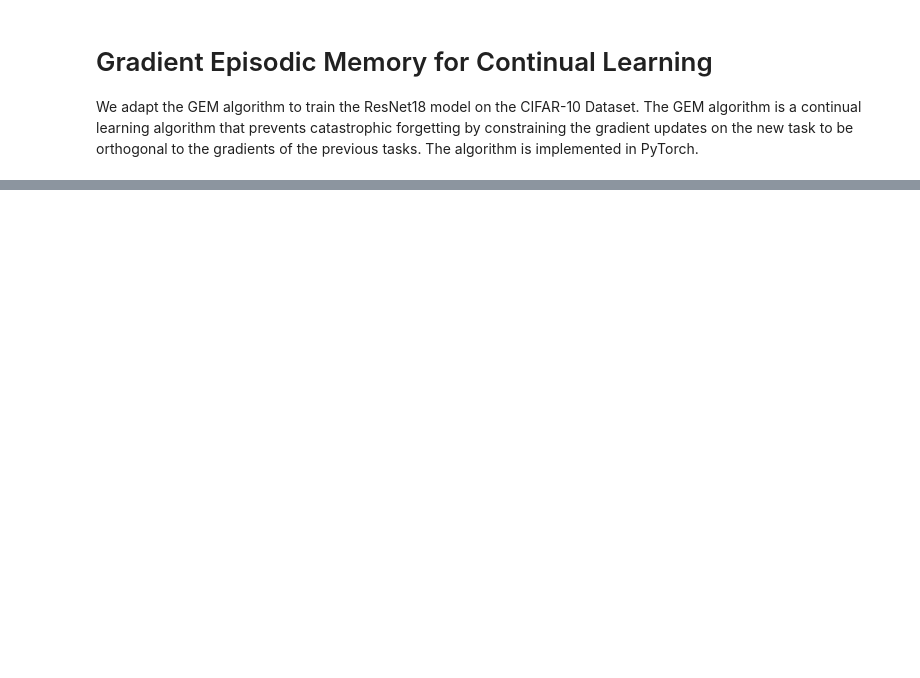
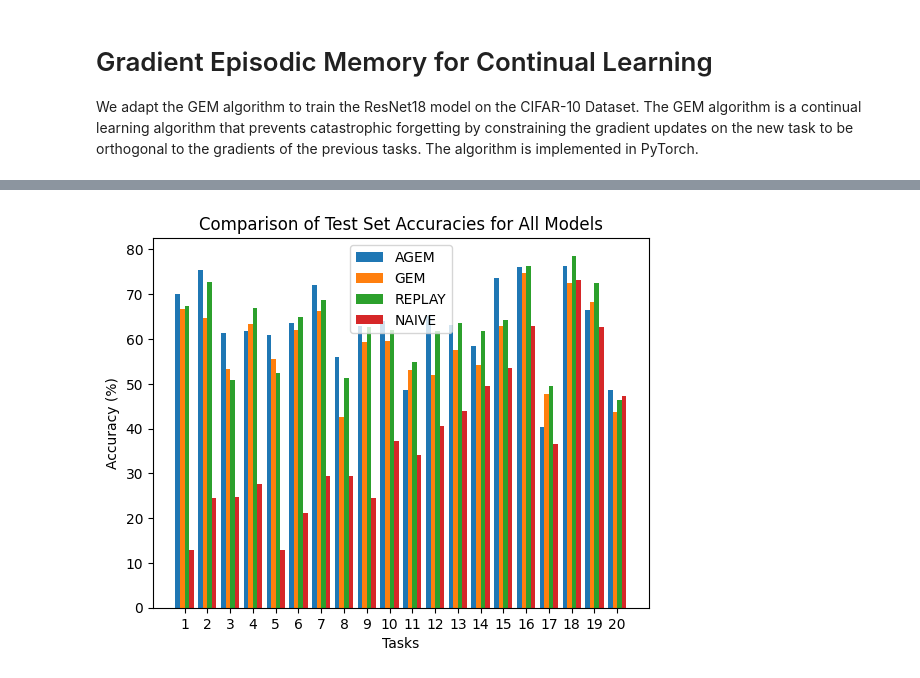
Before and after one commit to DROP-TABLE-CS407/Machine-Unlearning-x-Continual-Learning, a Jupyter notebook: GEM/GEM_ResNet18_CIFAR.ipynb, the cells around one changed output, grey strips where cells are left out. Cells and saved outputs as stored; diff of their text form; code cells hidden in the pictures; blank space fills up the shorter version.

```diff
--- a/GEM/GEM_ResNet18_CIFAR.ipynb
+++ b/GEM/GEM_ResNet18_CIFAR.ipynb
@@ -628,9 +641,10 @@ def plot_task_accuracies(test_accuracies, num_tasks):
         start_idx = t * num_tasks
         end_idx = start_idx + num_tasks
         # Extract accuracies for all tasks after training task t+1
+        print (test_accuracies)
         accuracies = test_accuracies[start_idx:end_idx]
         # Create labels for the tasks
-        task_labels = [f'Task {i+1}' for i in range(num_tasks)]
+        task_labels = [f'{i+1}' for i in range(num_tasks)]
         # Plot the accuracies
         plt.bar(task_labels, [acc * 100 for acc in accuracies])
 
@@ -642,20 +656,30 @@ def plot_task_accuracies(test_accuracies, num_tasks):
 
         plt.title(f'Test Set Accuracy for All Tasks (Post Task {t+1} Training)')
         plt.ylabel('Accuracy (%)')
-        plt.xlabel('Tasks')
+        plt.xlabel('Task')
         plt.legend()
         plt.show()
 
+def plot_comparison_accuracies(accuracies_list, num_tasks, num_models, model_names):
+    bar_width = 0.2
+    index = np.arange(num_tasks)
 
-## Call the function
-#plot_task_accuracies(test_accuracies, N_TASKS)
-#
-#test_accuracies_1 = test_accuracies
-#
-#task_1_accuracies_AGEM = []
-#task_1_accuracies_AGEM.append(0.5)
-#for i in range(0, len(test_accuracies_1), 5):
-#    task_1_accuracies_AGEM.append(test_accuracies_1[i])
+    for i, accuracies in enumerate(accuracies_list):
+        start_idx = (num_tasks-1) * num_tasks
+        end_idx = start_idx + num_tasks
+        plt.bar(index + i * bar_width, [acc * 100 for acc in accuracies[start_idx:end_idx]], bar_width, label=model_names[i])
+
+    plt.xlabel('Tasks')
+    plt.ylabel('Accuracy (%)')
+    plt.title('Comparison of Test Set Accuracies for All Models')
+    plt.xticks(index + bar_width * (num_models - 1) / 2, [f'{i+1}' for i in range(num_tasks)])
+    plt.legend()
+    plt.savefig('comparison_accuracies.png')
+    plt.show()
+
+
+# Example usage:
+# plot_comparison_accuracies([average_AGEM_accuracies, average_GEM_accuracies, average_REPLAY_accuracies, average_NAIVE_accuracies], N_TASKS, 4, ['AGEM', 'GEM', 'REPLAY', 'NAIVE'])
 # %%
 def shuffle_classes(classes, dataset):
     if dataset == 'cifar-10':
@@ -746,0 +773,10 @@ plot_task_accuracies(average_GEM_accuracies, N_TASKS)
+# %%
+#plot_task_accuracies(average_AGEM_accuracies, N_TASKS)
+#plot_task_accuracies(average_GEM_accuracies, N_TASKS)
+#plot_task_accuracies(average_REPLAY_accuracies, N_TASKS)
+#plot_task_accuracies(average_NAIVE_accuracies, N_TASKS)
+
+#plot_last_task_accuracies(average_AGEM_accuracies, N_TASKS)
+plot_comparison_accuracies([average_AGEM_accuracies, average_GEM_accuracies, average_REPLAY_accuracies, average_NAIVE_accuracies], N_TASKS, 4, ['AGEM', 'GEM', 'REPLAY', 'NAIVE'])
+# %% [output]
+[figure, added]
```
Also changed, not shown: parts of 7 cells of this notebook, 19 other files.
